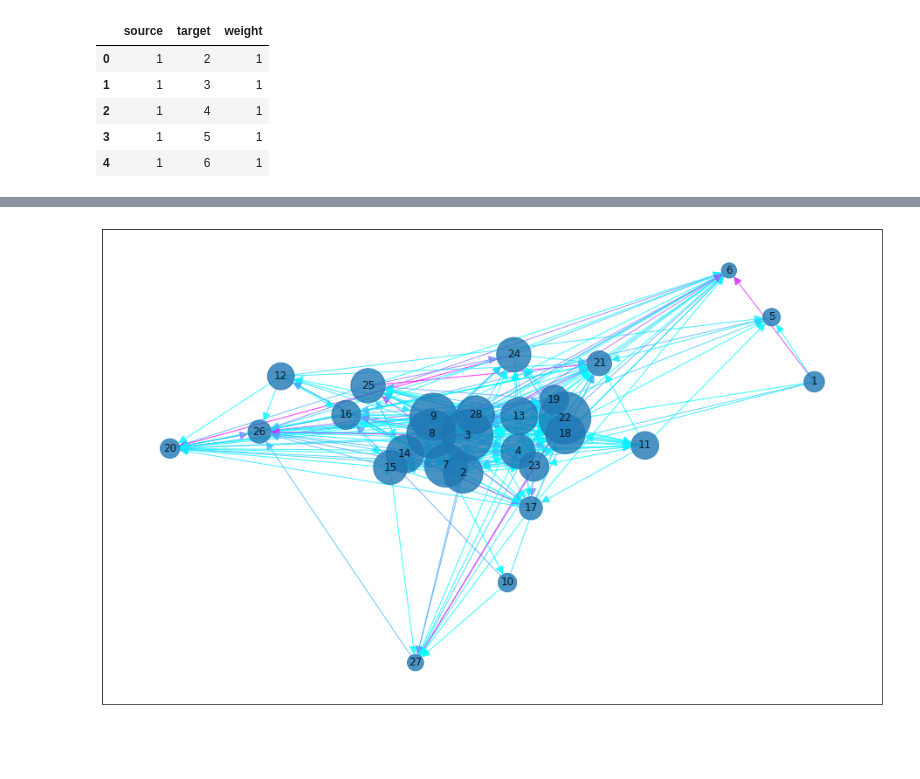
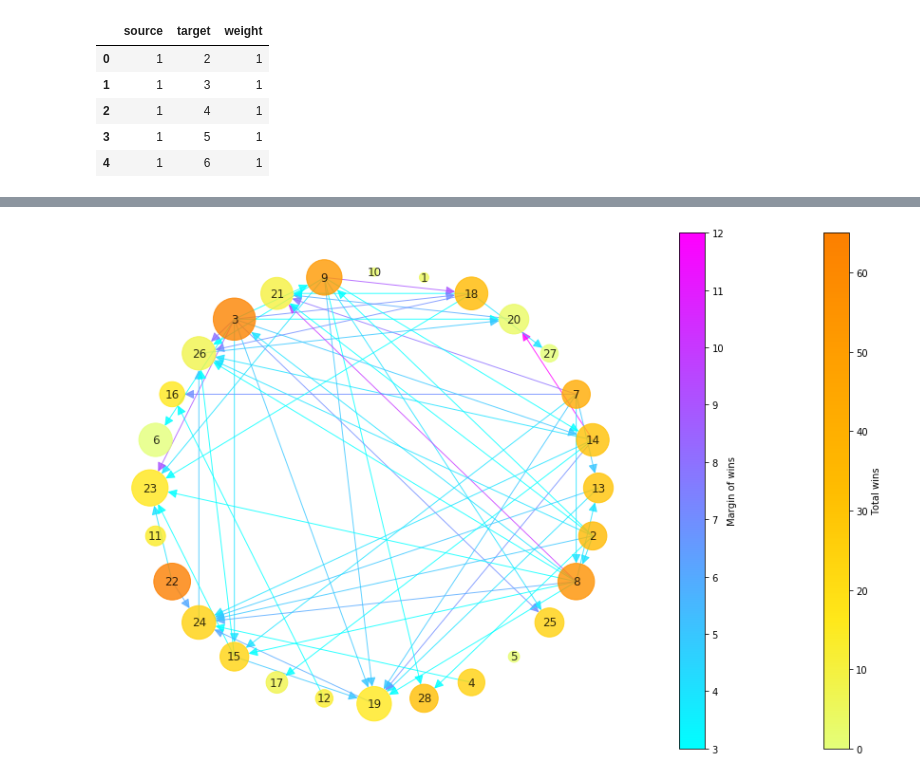
Before and after one commit to MCGallaspy/dse241_hw, a Jupyter notebook: exercise5/Network visualization.ipynb, the cells around one changed output, grey strips where cells are left out. Drawn from its saved outputs; the diff is of its cells as text; code cells hidden in the pictures; blank space fills up the shorter version.

```diff
--- a/exercise5/Network visualization.ipynb
+++ b/exercise5/Network visualization.ipynb
@@ -144,23 +168,36 @@ nx.draw_circular(G,
-# %%
-from matplotlib import cm
-from matplotlib import pyplot as plt
-# edge_colors = (1. - (wins.weight / (wins.weight.max() - wins.weight.min())))
-fig, ax = plt.subplots(figsize=(16, 10))
-edge_colors = (wins.weight / (wins.weight.max() - wins.weight.min()))
-node_sizes = ages.nwins.values * 50 + 300
-pos = nx.layout.spring_layout(G,
-                              seed=42,
-#                               k=5,
-                              weight="norm_weight")
-nx.draw_networkx(G,
-                 pos=pos,
-                 ax=ax,
-                 node_size=node_sizes,
-                 arrowsize=20,
-                 font_size=12,
-                 edge_color=edge_colors,
-                 edge_cmap=cm.cool,
-                 alpha=0.8,
-                 with_labels=True)
-# %% [output]
-[figure, removed]
+# %%
+from matplotlib import cm
+from matplotlib import pyplot as plt
+import matplotlib
+
+edge_colors = (win_difference[wd_mask].weight
+               / (win_difference[wd_mask].weight.max() - win_difference[wd_mask].weight.min()))
+node_sizes = ages.nfights.values * 20
+node_colors = ages.nwins / (ages.nwins.max() - ages.nwins.min())
+# %%
+fig, ax = plt.subplots(figsize=(16, 10))
+fig.colorbar(cm.ScalarMappable(
+    norm=matplotlib.colors.Normalize(
+        vmin=ages.nwins.min(),
+        vmax=ages.nwins.max(),
+        clip=False),
+    cmap=cm.Wistia)).set_label("Total wins")
+fig.colorbar(cm.ScalarMappable(
+    norm=matplotlib.colors.Normalize(
+        vmin=win_difference[wd_mask].weight.min(),
+        vmax=win_difference[wd_mask].weight.max(),
+        clip=False),
+    cmap=cm.cool)).set_label("Margin of wins")
+nx.draw_circular(G,
+                 ax=ax,
+                 node_color=node_colors,
+                 cmap=cm.Wistia,
+                 node_size=node_sizes,
+                 arrowsize=20,
+                 font_size=12,
+                 edge_color=edge_colors,
+                 edge_cmap=cm.cool,
+                 alpha=0.8,
+                 with_labels=True)
+# %% [output]
+[figure, added]
```
Also changed, not shown: parts of 10 cells of this notebook.
